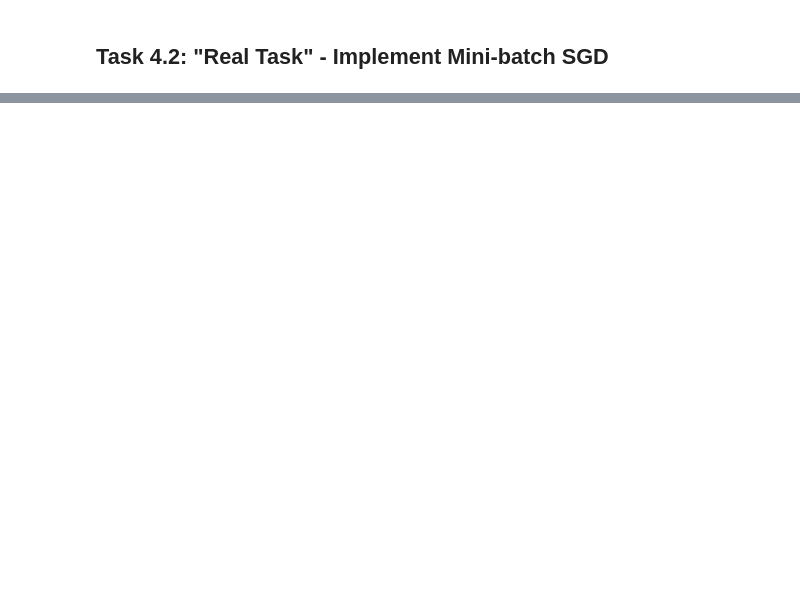
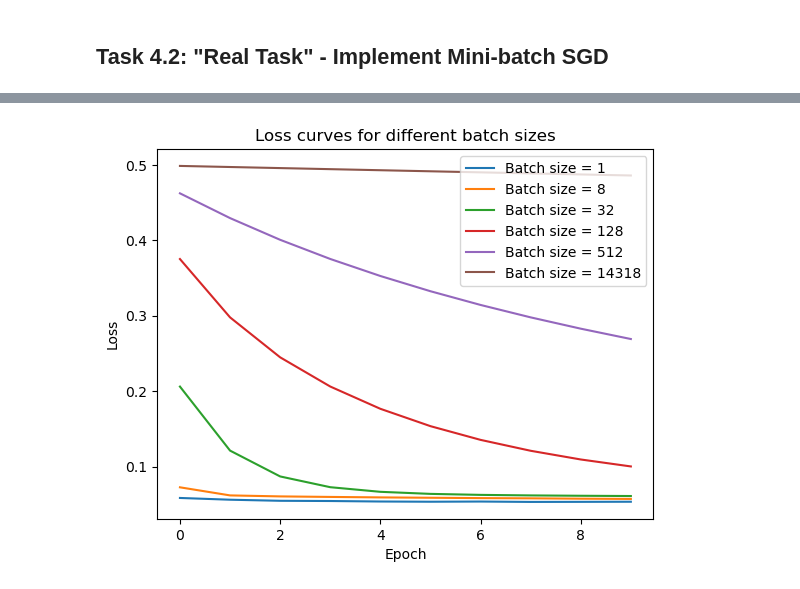
Before and after one commit to LeonLorenz147/AppliedML, a Jupyter notebook: weeks/week4_gd/week4_my_sol.ipynb, the cells around one changed output, grey strips where cells are left out. Saved outputs shown, nothing was run; the diff lists cells and outputs as text; code cells hidden in the pictures; blank space fills up the shorter version.

```diff
--- a/weeks/week4_gd/week4_my_sol.ipynb
+++ b/weeks/week4_gd/week4_my_sol.ipynb
@@ -107,0 +261,27 @@ print(np.unique(Y_test, return_counts=True))
+# %%
+## Fixed number of epochs and varying batch sizes
+
+batch_sizes = [1, 8, 32, 128, 512, len(X_train)]
+num_epochs = 10
+lr = 1e-3
+
+results_fixed_epochs = {}
+
+for batch_size in batch_sizes:
+    model = SGDClassifier(
+        w=np.zeros(X_train.shape[1]),
+        b=0.0
+    )
+
+    w, b, losses, accuracies = model.fit(
+        X_train,
+        Y_train,
+        lr=lr,
+        num_epochs=num_epochs,
+        batch_size=batch_size
+    )
+
+    results_fixed_epochs[batch_size] = {
+        "losses": losses,
+        "accuracies": accuracies
+    }
@@ -107,0 +296,16 @@ print(np.unique(Y_test, return_counts=True))
+# %%
+import matplotlib.pyplot as plt
+
+for batch_size in batch_sizes:
+    plt.plot(
+        results_fixed_epochs[batch_size]["losses"],
+        label=f"Batch size = {batch_size}"
+    )
+
+plt.xlabel("Epoch")
+plt.ylabel("Loss")
+plt.legend()
+plt.title("Loss curves for different batch sizes")
+plt.show()
+# %% [output]
+[figure, added]
```
Also changed, not shown: parts of 22 cells of this notebook, 1 other file.
